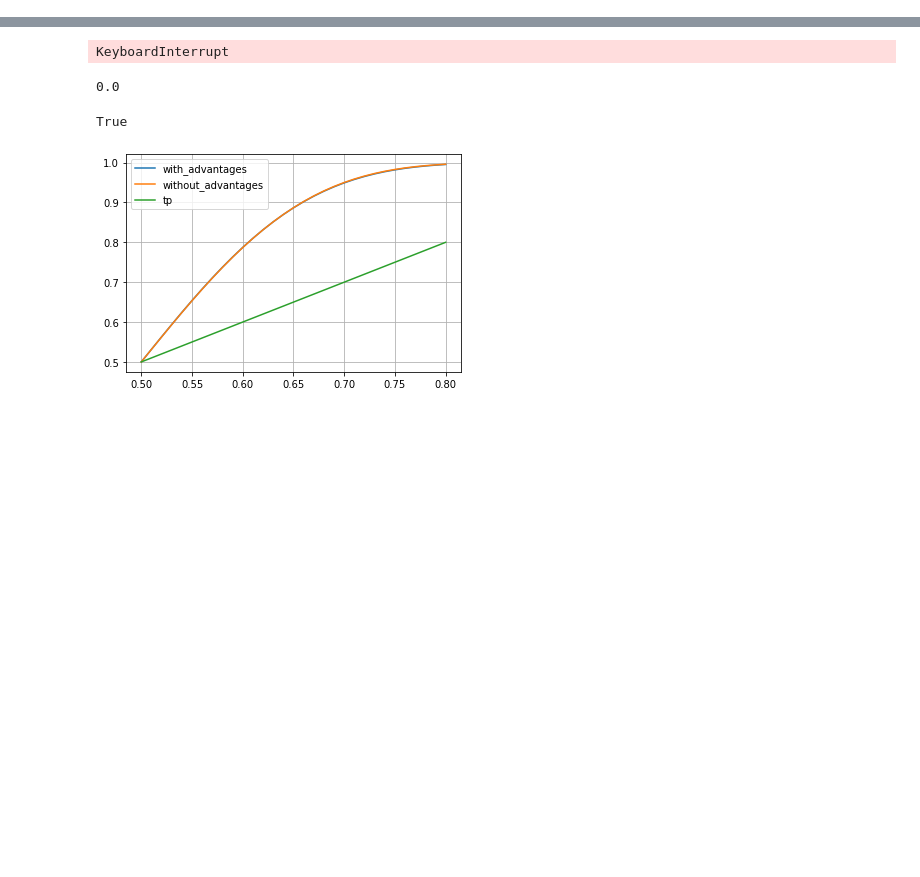
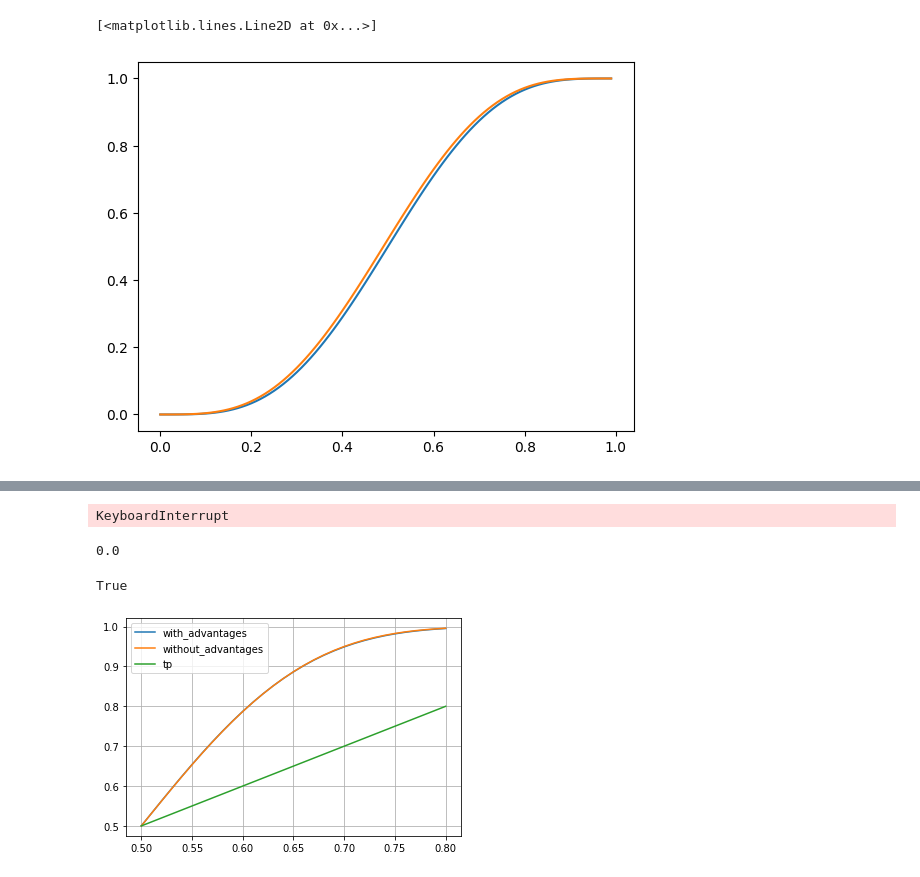
Before and after one commit to mmilanta/probable-spork, a Jupyter notebook: playground.ipynb, the cells around one changed output, grey strips where cells are left out. Drawn from its saved outputs; the diff is of its cells as text; code cells hidden in the pictures; blank space fills up the shorter version.

```diff
--- a/playground.ipynb
+++ b/playground.ipynb
@@ -85,0 +191,8 @@ NameError: name 'np' is not defined
+# %%
+dg = create_dg(init_game, play_fn=play_game)
+v2_n = evaluate_graph_float(dg, init_game, p=np.arange(0,1,.01), q=np.arange(0,1,.01))
+plt.plot(np.arange(0,1,.01), v2_n)
+plt.plot(np.arange(0,1,.01), 1-v2_n[::-1])
+# %% [output]
+[<matplotlib.lines.Line2D at 0x...>]
+[figure, added]
```
Also changed, not shown: parts of 7 cells of this notebook.
